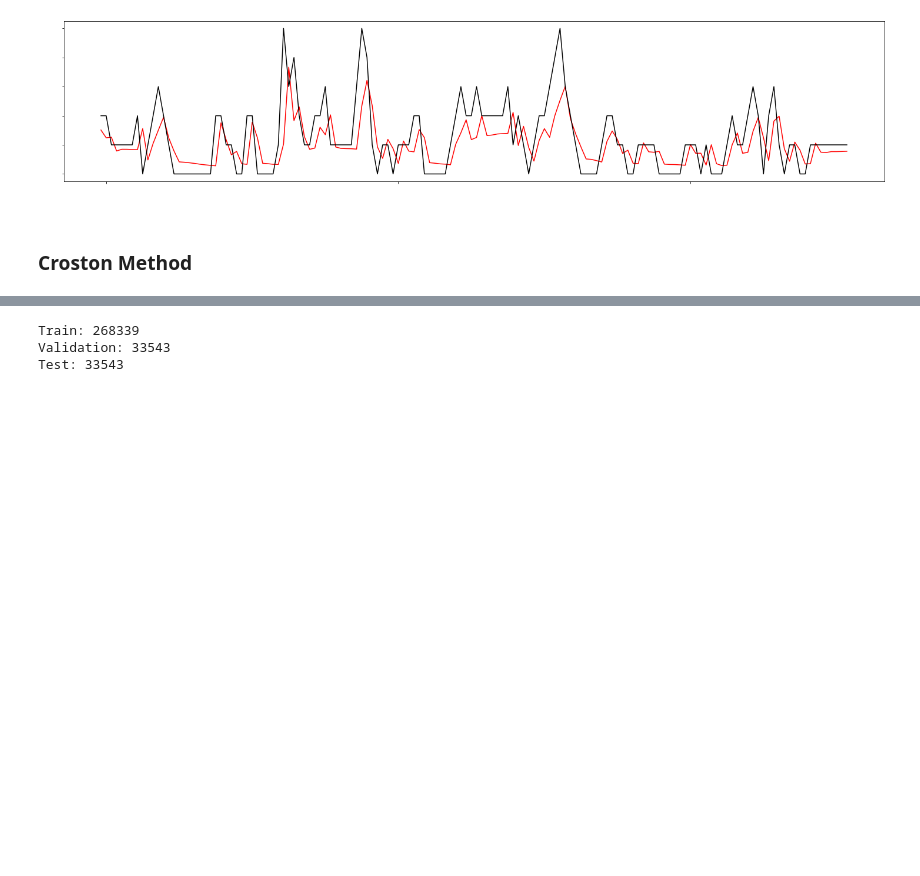
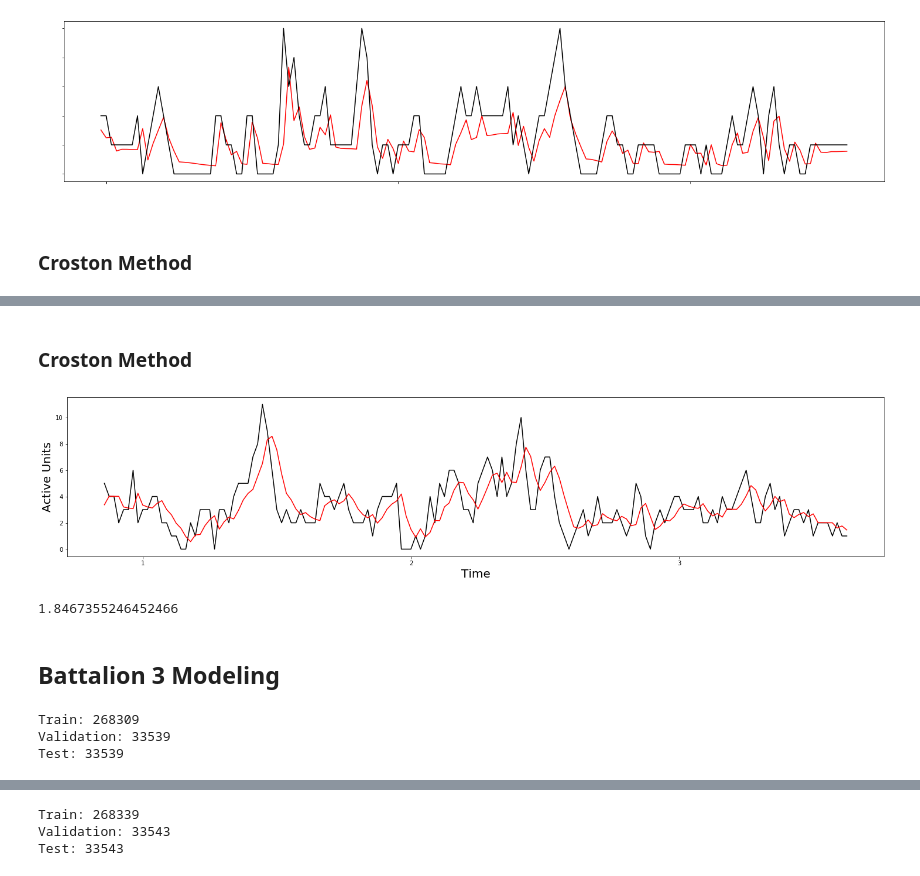
Before and after one commit to tcbonds/Project-5, a Jupyter notebook: 6_Location_Based_Modeling.ipynb, the cells around one changed output, grey strips where cells are left out. Drawn from its saved outputs; the diff is of its cells as text; code cells hidden in the pictures; blank space fills up the shorter version.

```diff
--- a/6_Location_Based_Modeling.ipynb
+++ b/6_Location_Based_Modeling.ipynb
@@ -215,2 +215,13 @@ Test MSE: 0.834
+# %%
+# Pickling bat_1_lstm_grid_search_results
+redo_pickle = False
+
+if redo_pickle == True:
+    with open('bat_1_lstm_grid_search_results.pickle','wb') as f:
+        pickle.dump(bat_1_lstm_grid_search_results,f)
+
+if redo_pickle == False:
+    with open('bat_1_lstm_grid_search_results.pickle','rb') as f:
+        bat_1_lstm_grid_search_results = pickle.load(f)
 # %%
 # Hyperparameters of model with lowest mse
@@ -282,0 +338,2 @@ np.sqrt(mean_absolute_error(bat_1_croston_tsb.loc[:,'Demand'], bat_1_croston_tsb
+# %% [markdown]
+### Croston Method
@@ -282,0 +343,16 @@ np.sqrt(mean_absolute_error(bat_1_croston_tsb.loc[:,'Demand'], bat_1_croston_tsb
+# %%
+bat_2_croston_tsb = Croston_TSB(bat_2_val)
+# %%
+# Plotting predictions vs actual of croston model  (used #FFFFFF for presentation colors)
+
+plt.figure(figsize=(25,5))
+sns.lineplot(data=bat_2_croston_tsb.iloc[12:24+(2*24*3),0],color='black')
+sns.lineplot(data=bat_2_croston_tsb.iloc[12:24+(2*24*3),1],color='red')
+# plt.plot(range(24,168),predictions[:2*24*3],color='blue')
+
+plt.xticks(np.arange(20,168,56), [1, 2, 3], color='black')
+plt.yticks(color='black')
+plt.xlabel('Time',fontsize = 20, color='black')
+plt.ylabel('Active Units', fontsize = 20, color='black');
+# %% [output]
+[figure, added]
@@ -282,0 +361,7 @@ np.sqrt(mean_absolute_error(bat_1_croston_tsb.loc[:,'Demand'], bat_1_croston_tsb
+# %%
+# Calculating RMSE of croston
+np.sqrt(mean_squared_error(bat_2_croston_tsb.loc[:,'Demand'], bat_2_croston_tsb.loc[:,'Forecast']) )
+# %% [output]
+1.8467355246452466
+# %% [markdown]
+## Battalion 3 Modeling
@@ -282,0 +379,6 @@ np.sqrt(mean_absolute_error(bat_1_croston_tsb.loc[:,'Demand'], bat_1_croston_tsb
+# %%
+bat_3_train, bat_3_val, bat_3_test = train_val_test_split(bat_3)
+# %% [output]
+Train: 268309
+Validation: 33539
+Test: 33539
```
Also changed, not shown: parts of 146 cells of this notebook.
